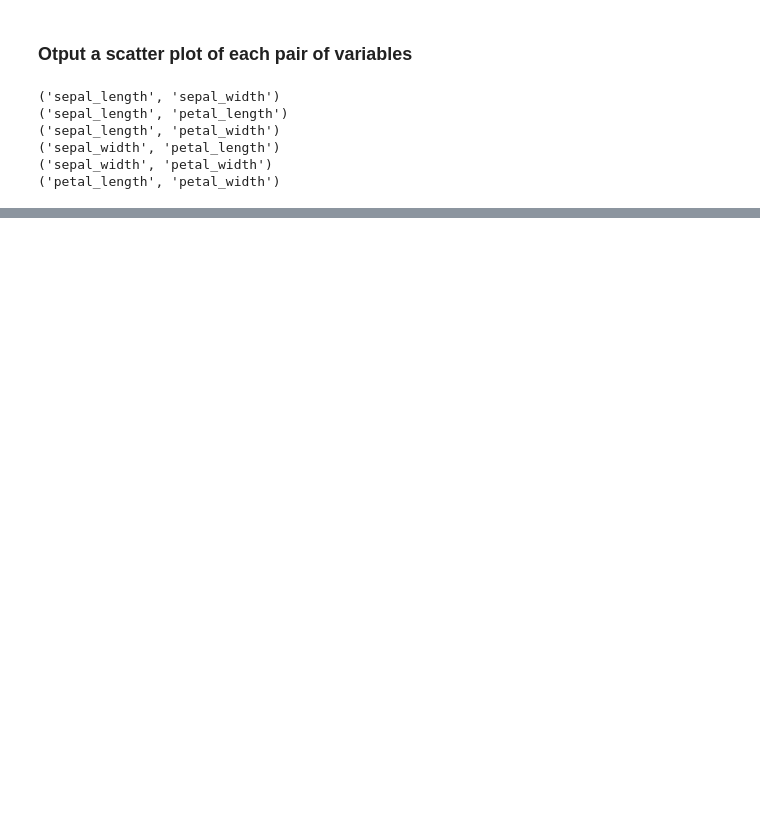
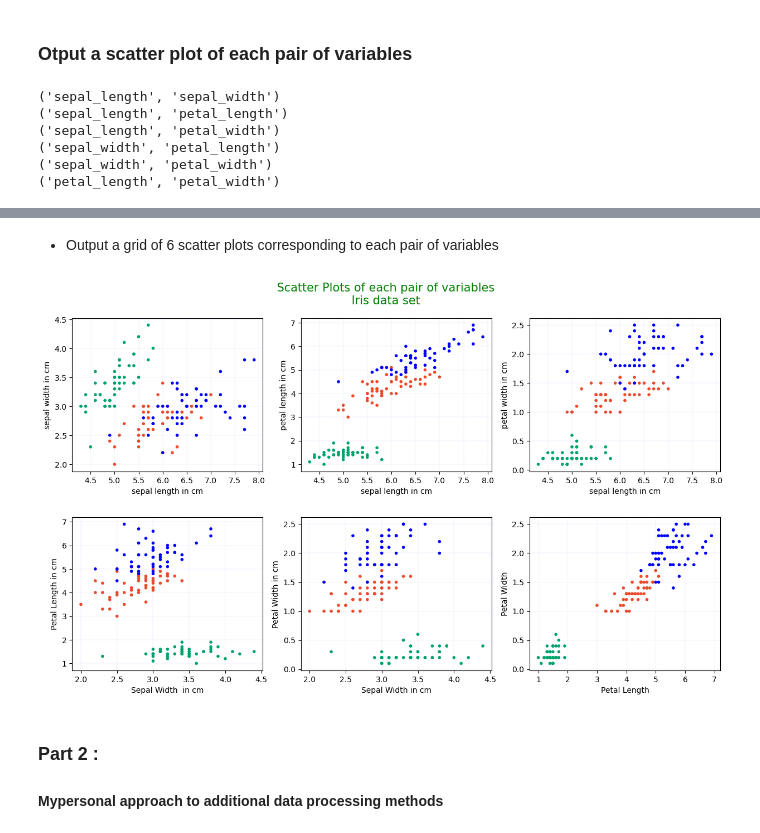
Before and after one commit to Maroua-El-Imame/pands-project, a Jupyter notebook: analysis.ipynb, the cells around one changed output, grey strips where cells are left out. Drawn from its saved outputs; the diff is of its cells as text; code cells hidden in the pictures; blank space fills up the shorter version.

Commit message:
notebook & Rdme updated, scatter plot added, proj part1 finished,additional analysis started

```diff
--- a/analysis.ipynb
+++ b/analysis.ipynb
@@ -390,0 +218,75 @@ virginica   = iris_data['class']== 'Iris-virginica'
+# %% [markdown]
+* Output a grid of 6 scatter plots corresponding to each pair of variables
+# %%
+# create a colorolor dictionary
+# reference : https://monayo.medium.com/creating-a-scatter-plot-where-points-are-colored-according-to-a-categorical-variable-in-python-c9624be2f39c#:~:text=species%20a%20color-,Dict_colors%20%3D%20%7B%27setosa%27%3A%27blue%27%2C%27versicolor%27%3A%27green%27%2C%27virginica%27%3A%27red%27%7D,-%23map%20species%20to
+
+# assigning colors to species
+# reference : https://htmlcolorcodes.com/colors/
+species_colors = {
+    'Iris-setosa': '#00A36C',
+    'Iris-versicolor': '#EE4B2B',
+    'Iris-virginica': 'blue'
+}
+# slice the class column to colors
+# reference : https://monayo.medium.com/creating-a-scatter-plot-where-points-are-colored-according-to-a-categorical-variable-in-python-c9624be2f39c#:~:text=their%20respective%20colors-,colors%20%3D%20iris%5B%27Species%27%5D.map(Dict_colors),-%23creating%20a%20scatter
+colors = iris_data['class'].map(species_colors)
+
+# create a  grid of 2 rows 3 columns each (6 plots)
+# reference : https://matplotlib.org/stable/api/_as_gen/matplotlib.pyplot.subplots.html
+fig, axs = plt.subplots(2, 3, figsize=(15, 8), )
+
+# add a fig titlesuptitle('3 iris species')
+fig.suptitle(' Scatter Plots of each pair of variables \n Iris data set ', fontsize = 15, color = 'green', )
+# subplots adjust parameters
+# reference : https://matplotlib.org/stable/api/_as_gen/matplotlib.figure.Figure.subplots_adjust.html
+plt.subplots_adjust(hspace=0.3, top=0.9)
+
+# 1st plot (Scatter plot of Sepal Length vs Sepal Width ) in 1st row, 1st , with color refernce to iris species
+# reference : https://monayo.medium.com/creating-a-scatter-plot-where-points-are-colored-according-to-a-categorical-variable-in-python-c9624be2f39c#:~:text=plt.scatter(iris%5B%27Petal.Length%27%5D%2Ciris%5B%27Sepal.Length%27%5D%2Cc%3Dcolors)
+
+axs[0, 0].scatter(sepal_length, sepal_width, marker='.',  c=colors)
+# add a grid to simplfy repering the corresponding points
+axs[0, 0].grid(color='blue', linestyle='--', linewidth=0.05)
+# set x and y axis labels
+axs[0, 0].set_xlabel('sepal length in cm')
+axs[0, 0].set_ylabel('sepal width in cm')
+
+
+# 2nd plot (Scatter plot of Sepal Length vs Petal Length) in 1st row, 2nd column
+axs[0, 1].scatter(sepal_length, petal_length, marker='.',  c=colors)
+axs[0, 1].grid(color='blue', linestyle='--', linewidth=0.05)
+axs[0, 1].set_xlabel('sepal length in cm')
+axs[0, 1].set_ylabel('petal length in cm')
+
+# 3rd plot (Scatter plot of Sepal Length vs Petal Width) in 1st row, 3rd column
+axs[0, 2].scatter(sepal_length, petal_width, marker='.',  c=colors)
+axs[0, 2].grid(color='blue', linestyle='--', linewidth=0.05)
+axs[0, 2].set_xlabel('sepal length in cm')
+axs[0, 2].set_ylabel('petal width in cm')
+
+# 4th plot (Scatter plot of Sepal Width vs Petal Length) in 2nd row 1st column
+axs[1, 0].scatter(sepal_width, petal_length, marker='.',  c=colors)
+axs[1, 0].grid(color='blue', linestyle='--', linewidth=0.05)
+axs[1, 0].set_xlabel('Sepal Width  in cm')
+axs[1, 0].set_ylabel('Petal Length in cm')
+
+# 5th plot (Scatter plot of Sepal Width vs Petal Width ) in 2nd row 2nd column
+axs[1, 1].scatter(sepal_width, petal_width, marker='.',  c=colors)
+axs[1, 1].grid(color='blue', linestyle='--', linewidth=0.05)
+axs[1, 1].set_xlabel('Sepal Width in cm')
+axs[1, 1].set_ylabel('Petal Width in cm')
+
+# 6th plot (Scatter plot of Petal Length vs Petal Width) in 2nd row, 3th column
+axs[1, 2].scatter(petal_length, petal_width, marker='.',  c=colors)
+axs[1, 2].grid(color='blue', linestyle='--', linewidth=0.05)
+axs[1, 2].set_xlabel('Petal Length')
+axs[1, 2].set_ylabel('Petal Width')
+
+# show
+plt.show()
+# %% [output]
+[figure, added]
+# %% [markdown]
+### Part 2 :
+#### Mypersonal approach to additional data processing methods
```
Also changed, not shown: parts of 20 cells of this notebook, 1 other file.
